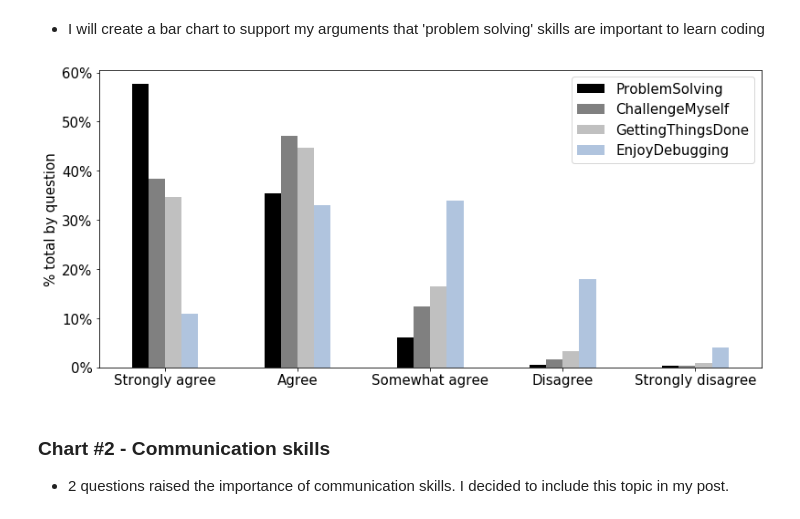
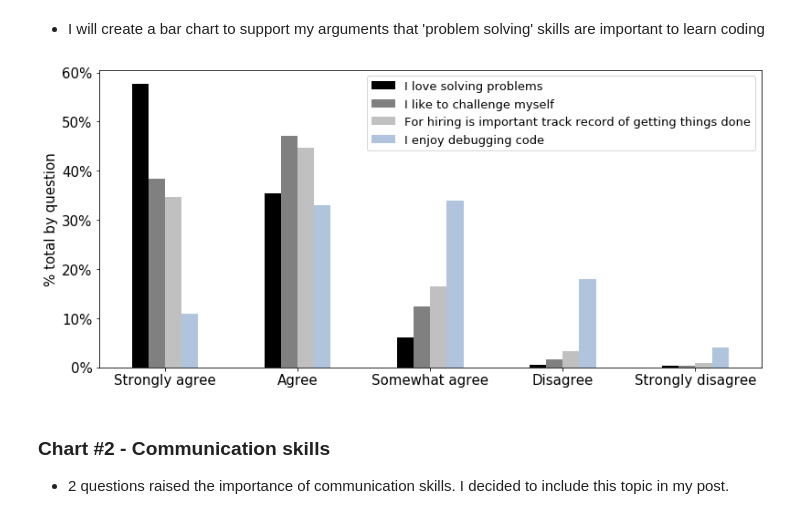
Before and after one commit to rafael-roldao/udct_p1_stackoverflow, a Jupyter notebook: 2017 Stackoverflow Survey Analysis.ipynb, the cells around one changed output. Cells and saved outputs as stored; diff of their text form; code cells hidden in the pictures.

```diff
--- a/2017 Stackoverflow Survey Analysis.ipynb
+++ b/2017 Stackoverflow Survey Analysis.ipynb
@@ -256,16 +256,18 @@ prob_solv_perc_df
 # %% [markdown]
 - I will create a bar chart to support my arguments that 'problem solving' skills are important to learn coding
 # %%
-prob_solv_perc_df.plot(x='index', y=['ProblemSolving', 'ChallengeMyself', 'GettingThingsDone', 'EnjoyDebugging'], kind="bar", color=['black', 'grey', 'silver', 'lightsteelblue'], figsize=[13,6]);
+prob_solv_perc_df.plot(x='index', y=['ProblemSolving', 'ChallengeMyself', 'GettingThingsDone', 'EnjoyDebugging'],
+                       kind="bar", color=['black', 'grey', 'silver', 'lightsteelblue'], figsize=[13,6],
+                       label = ['I love solving problems', 'I like to challenge myself', 'For hiring is important track record of getting things done', 'I enjoy debugging code']);
 plt.xticks(rotation=0, size=15);
 yticks = [0, 0.1, 0.2, 0.3, 0.4, 0.5, 0.6]
 yticks_new = ['0%', '10%', '20%', '30%', '40%', '50%', '60%']
 plt.yticks(yticks, yticks_new, size=15);
 plt.xlabel('');
 plt.ylabel('% total by question', size=15);
-plt.legend(fontsize=15);
+plt.legend(fontsize=13);
 # %% [output]
-[figure, old version]
+[figure, new version]
 # %% [markdown]
 ### Chart #2 - Communication skills
 - 2 questions raised the importance of communication skills. I decided to include this topic in my post.
```
Also changed, not shown: parts of 13 cells of this notebook.
